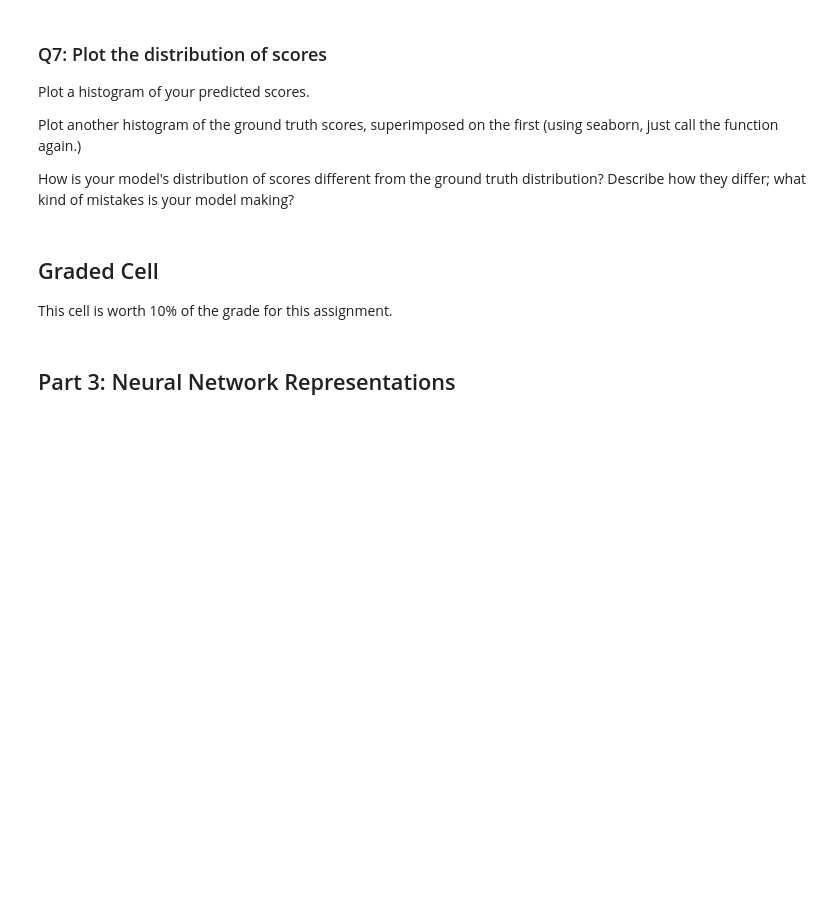
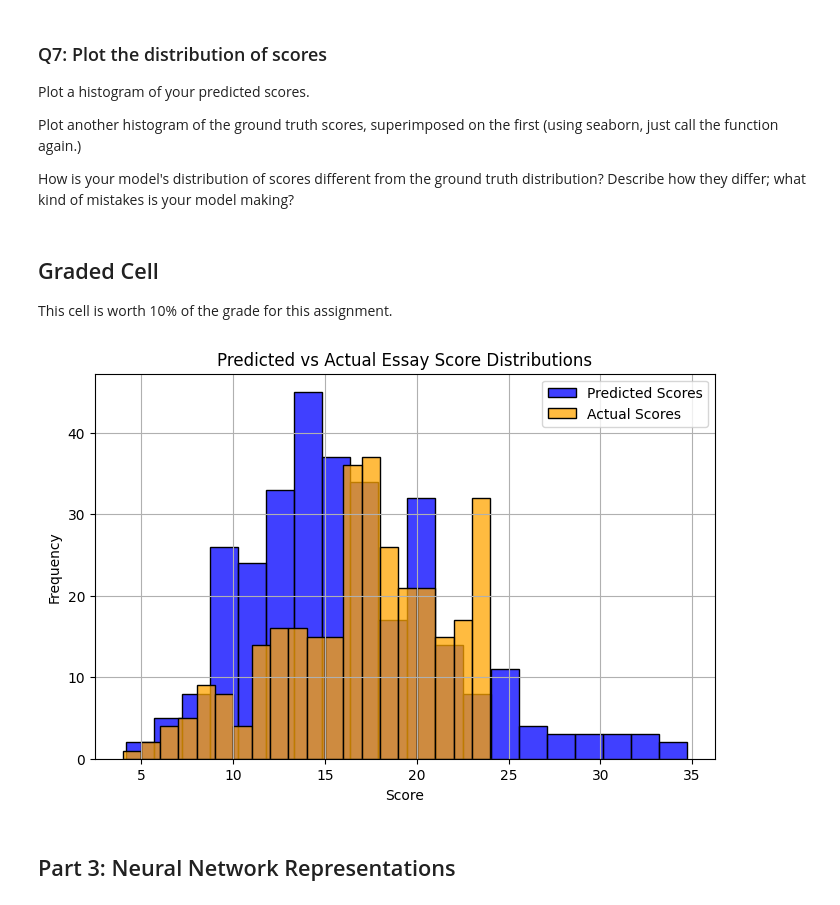
Before and after one commit to Mosizamani/AAI-501, a Jupyter notebook: Assignments/Module 5 NLP Coding Assignment Notebook.ipynb, the cells around one changed output. Cells and saved outputs as stored; diff of their text form; code cells hidden in the pictures; blank space fills up the shorter version.

```diff
--- a/Assignments/Module 5 NLP Coding Assignment Notebook.ipynb
+++ b/Assignments/Module 5 NLP Coding Assignment Notebook.ipynb
@@ -261,6 +261,31 @@ How is your model's distribution of scores different from the ground truth distr
 ## Graded Cell
 
 This cell is worth 10% of the grade for this assignment.
+# %%
+import seaborn as sns
+import matplotlib.pyplot as plt
+
+# make predictions
+y_pred = ridge.predict(xtest)
+
+# plot the predicted and actual score distributions
+plt.figure(figsize=(8, 5))
+
+# plot predicted scores
+sns.histplot(y_pred, color='blue', label='Predicted Scores', kde=False, bins=20)
+
+#plot actual scores
+sns.histplot(ytest, color='orange', label='Actual Scores', kde=False, bins=20)
+
+# add labels and legend
+plt.xlabel("Score")
+plt.ylabel("Frequency")
+plt.title("Predicted vs Actual Essay Score Distributions")
+plt.legend()
+plt.grid(True)
+plt.show()
+# %% [output]
+[figure, added]
 # %% [markdown]
 ## Part 3: Neural Network Representations
 # %% [markdown]
```
